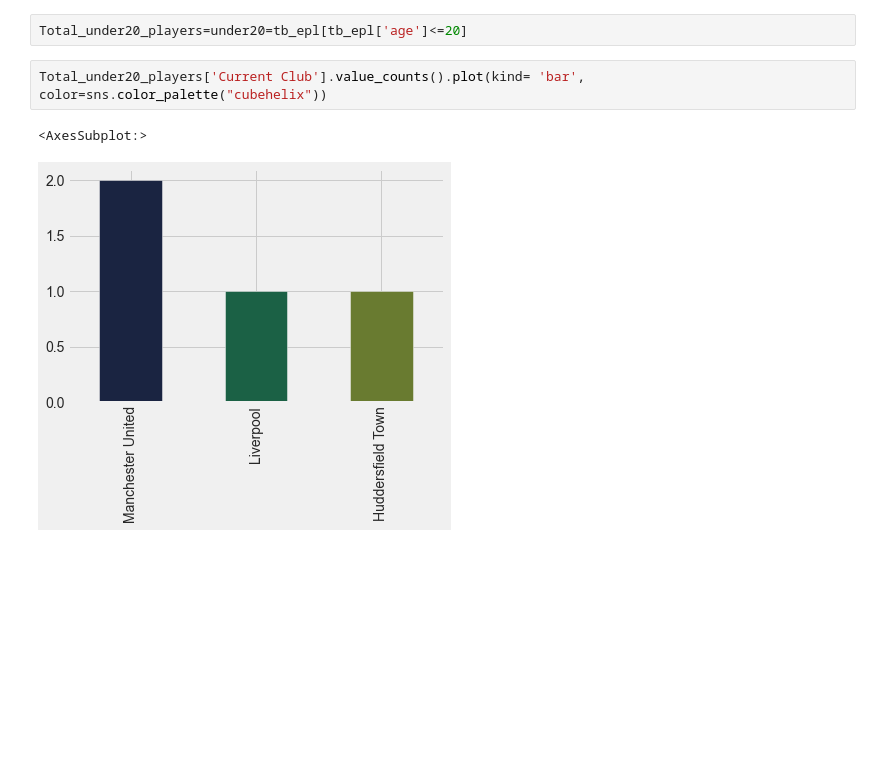
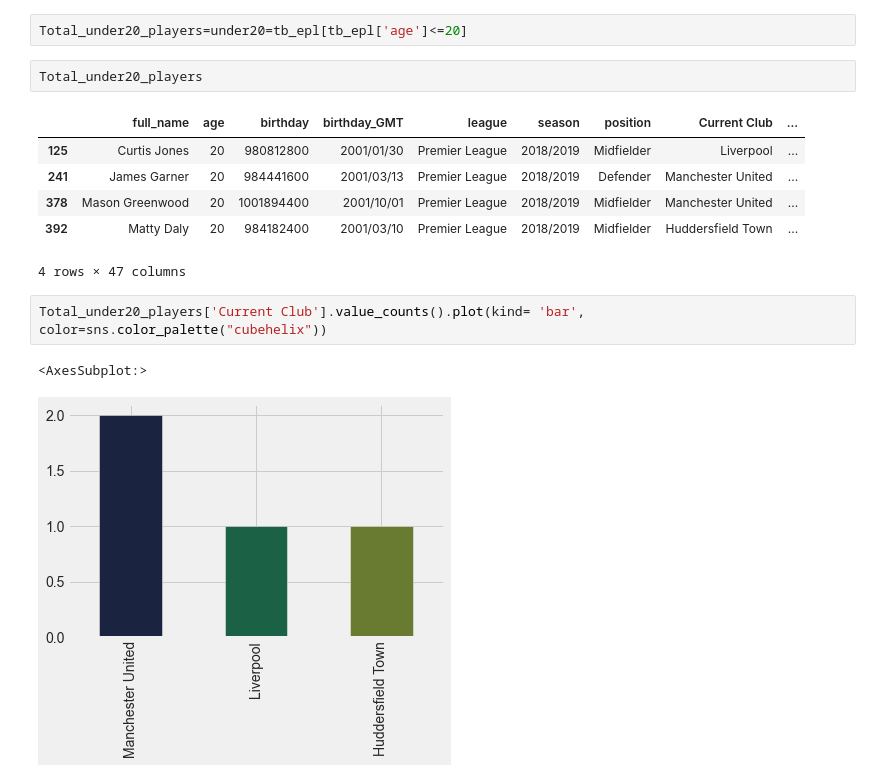
Before and after one commit to Obasteve/premierleagueresultanalysis, a Jupyter notebook: premierleagueresultanalysis.ipynb, the cells around one changed output. Drawn from its saved outputs; the diff is of its cells as text; blank space fills up the shorter version.

```diff
--- a/premierleagueresultanalysis.ipynb
+++ b/premierleagueresultanalysis.ipynb
@@ -254,5 +250,14 @@ plt.show()
 # %%
 Total_under20_players=under20=tb_epl[tb_epl['age']<=20]
+# %%
+Total_under20_players
+# %% [output]
+|  | full_name | age | birthday | birthday_GMT | league | season | position | Current Club | ... |
+| 125 | Curtis Jones | 20 | 980812800 | 2001/01/30 | Premier League | 2018/2019 | Midfielder | Liverpool | ... |
+| 241 | James Garner | 20 | 984441600 | 2001/03/13 | Premier League | 2018/2019 | Defender | Manchester United | ... |
+| 378 | Mason Greenwood | 20 | 1001894400 | 2001/10/01 | Premier League | 2018/2019 | Midfielder | Manchester United | ... |
+| 392 | Matty Daly | 20 | 984182400 | 2001/03/10 | Premier League | 2018/2019 | Midfielder | Huddersfield Town | ... |
+4 rows × 47 columns
 # %%
 Total_under20_players['Current Club'].value_counts().plot(kind= 'bar', color=sns.color_palette("cubehelix"))
 # %% [output]
```
Also changed, not shown: parts of 7 cells of this notebook, 2 other files.
